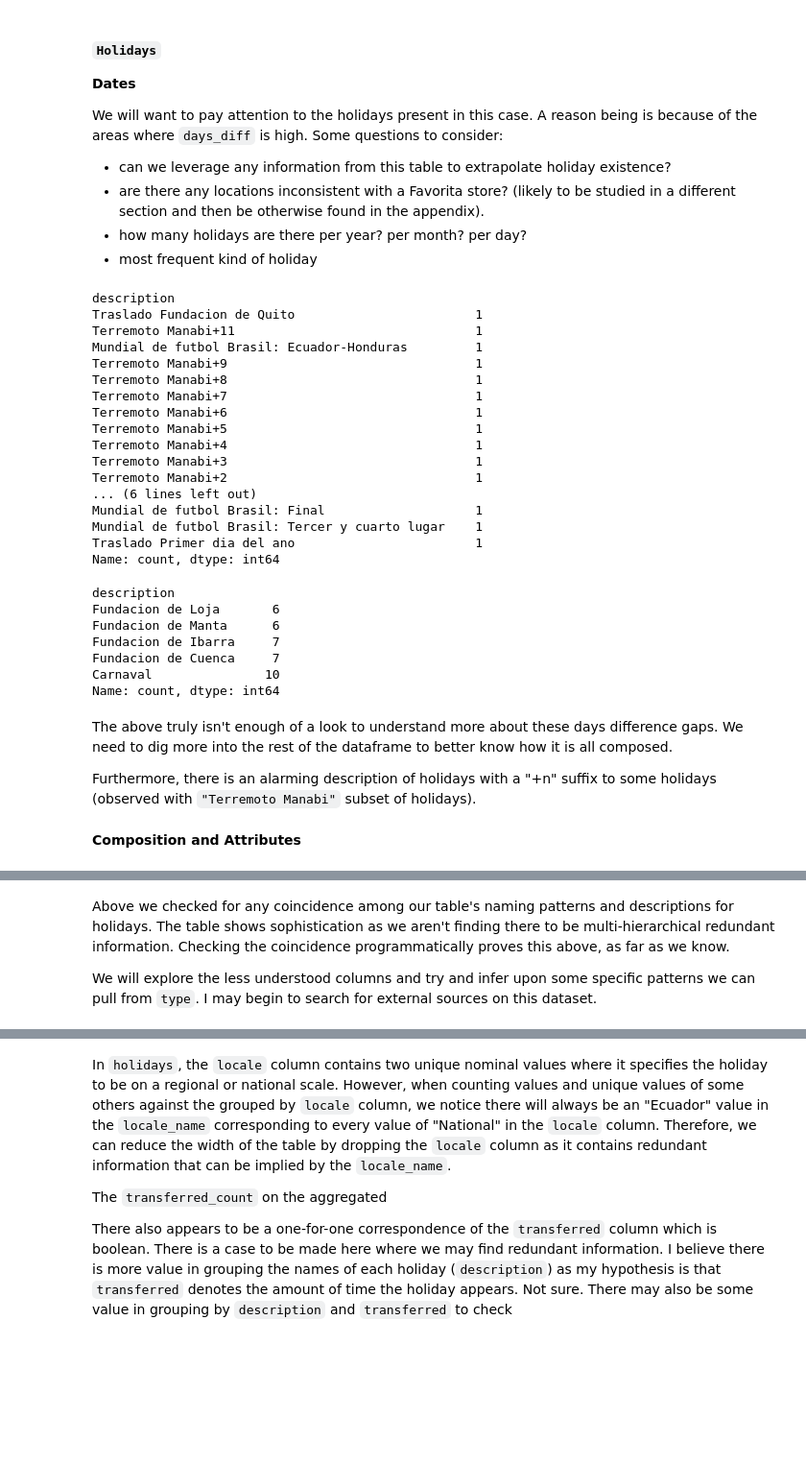
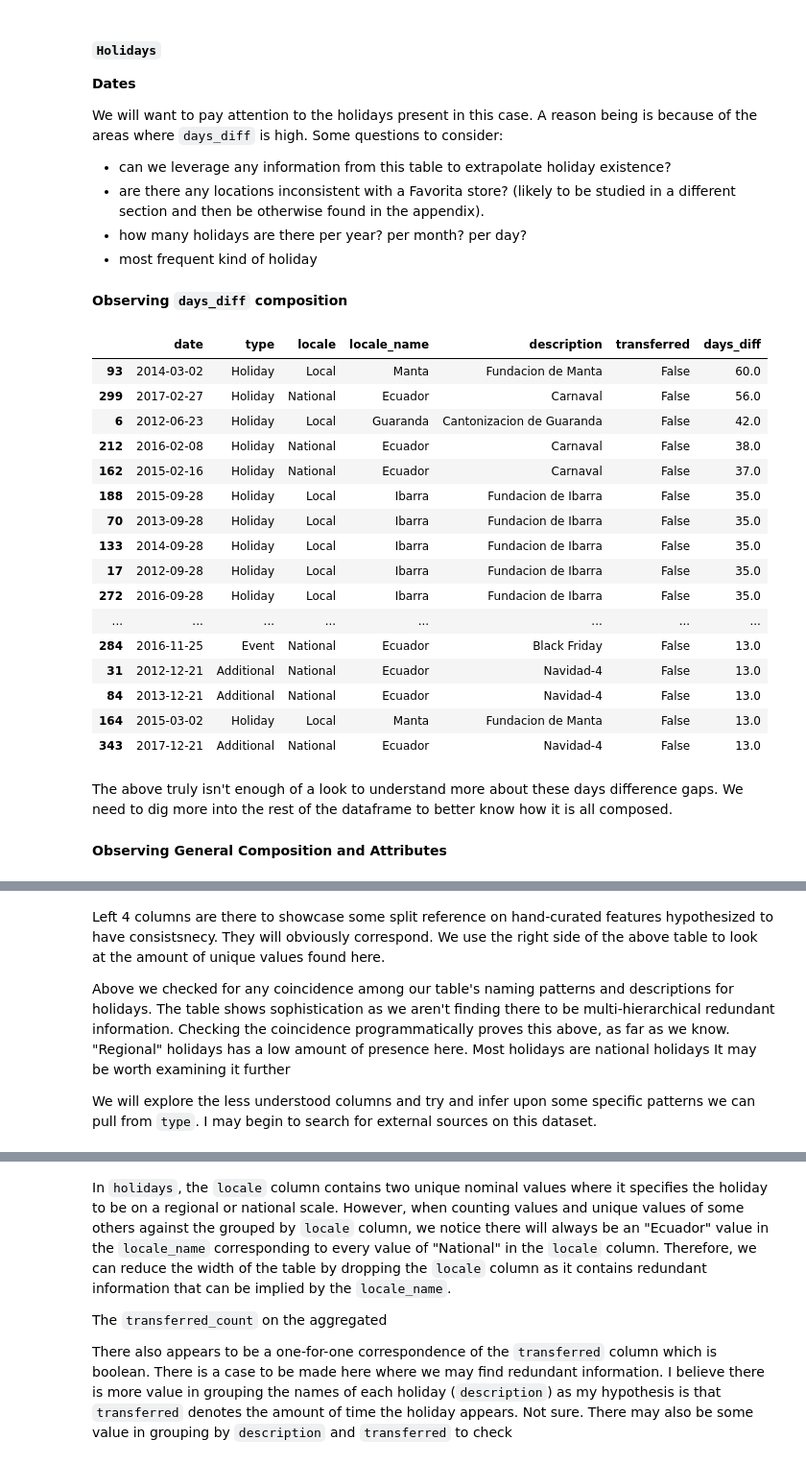
Before and after one commit to chriskuz/store_sales_time_series_forecasting, a Jupyter notebook: src/data_look.ipynb, the cells around one changed output, grey strips where cells are left out. Shown at 96% size. Drawn from its saved outputs; the diff is of its cells as text; code cells hidden in the pictures; blank space fills up the shorter version.

Commit message:
Did some needed cleanup on the holidays work and recorded some of that cleanup into the project notes.

```diff
--- a/src/data_look.ipynb
+++ b/src/data_look.ipynb
@@ -415,41 +415,33 @@ We will want to pay attention to the holidays present in this case. A reason bei
 - most frequent kind of holiday
 # %%
 #TODO: in this section, need to address some aggregations and focus on uniqueness breakdown of things.
+# %% [markdown]
+**Observing `days_diff` composition**
 # %%
-# display(holidays.dropna().sort_values(by="days_diff", ascending=False).head(50))
-display(holidays["description"].value_counts(ascending=True).head(20))
-display(holidays["description"].value_counts(ascending=True).tail(5))
+##Looks at the days difference between holidays
+display(holidays.dropna().sort_values(by="days_diff", ascending=False).head(50))
 # %% [output]
-description
-Traslado Fundacion de Quito                        1
-Terremoto Manabi+11                                1
-Mundial de futbol Brasil: Ecuador-Honduras         1
-Terremoto Manabi+9                                 1
-Terremoto Manabi+8                                 1
-Terremoto Manabi+7                                 1
-Terremoto Manabi+6                                 1
-Terremoto Manabi+5                                 1
-Terremoto Manabi+4                                 1
-Terremoto Manabi+3                                 1
-Terremoto Manabi+2                                 1
-... (6 lines left out)
-Mundial de futbol Brasil: Final                    1
-Mundial de futbol Brasil: Tercer y cuarto lugar    1
-Traslado Primer dia del ano                        1
-Name: count, dtype: int64
-description
-Fundacion de Loja       6
-Fundacion de Manta      6
-Fundacion de Ibarra     7
-Fundacion de Cuenca     7
-Carnaval               10
-Name: count, dtype: int64
+|  | date | type | locale | locale_name | description | transferred | days_diff |
+| 93 | 2014-03-02 | Holiday | Local | Manta | Fundacion de Manta | False | 60.0 |
+| 299 | 2017-02-27 | Holiday | National | Ecuador | Carnaval | False | 56.0 |
+| 6 | 2012-06-23 | Holiday | Local | Guaranda | Cantonizacion de Guaranda | False | 42.0 |
+| 212 | 2016-02-08 | Holiday | National | Ecuador | Carnaval | False | 38.0 |
+| 162 | 2015-02-16 | Holiday | National | Ecuador | Carnaval | False | 37.0 |
+| 188 | 2015-09-28 | Holiday | Local | Ibarra | Fundacion de Ibarra | False | 35.0 |
+| 70 | 2013-09-28 | Holiday | Local | Ibarra | Fundacion de Ibarra | False | 35.0 |
+| 133 | 2014-09-28 | Holiday | Local | Ibarra | Fundacion de Ibarra | False | 35.0 |
+| 17 | 2012-09-28 | Holiday | Local | Ibarra | Fundacion de Ibarra | False | 35.0 |
+| 272 | 2016-09-28 | Holiday | Local | Ibarra | Fundacion de Ibarra | False | 35.0 |
+| ... | ... | ... | ... | ... | ... | ... | ... |
+| 284 | 2016-11-25 | Event | National | Ecuador | Black Friday | False | 13.0 |
+| 31 | 2012-12-21 | Additional | National | Ecuador | Navidad-4 | False | 13.0 |
+| 84 | 2013-12-21 | Additional | National | Ecuador | Navidad-4 | False | 13.0 |
+| 164 | 2015-03-02 | Holiday | Local | Manta | Fundacion de Manta | False | 13.0 |
+| 343 | 2017-12-21 | Additional | National | Ecuador | Navidad-4 | False | 13.0 |
 # %% [markdown]
 The above truly isn't enough of a look to understand more about these days difference gaps. We need to dig more into the rest of the dataframe to better know how it is all composed.
-
-Furthermore, there is an alarming description of holidays with a "+n" suffix to some holidays (observed with `"Terremoto Manabi"` subset of holidays).
 # %% [markdown]
-**Composition and Attributes**
+**Observing General Composition and Attributes**
 # %%
 ##count the number of local of holidays and the number of cities it's in.
 
@@ -514,6 +503,8 @@ Coincident Locale Names
 Coincident Descriptions
 [[], [], []]
 # %% [markdown]
-Above we checked for any coincidence among our table's naming patterns and descriptions for holidays. The table shows sophistication as we aren't finding there to be multi-hierarchical redundant information. Checking the coincidence programmatically proves this above, as far as we know.
+Left 4 columns are there to showcase some split reference on hand-curated features hypothesized to have consistsnecy. They will obviously correspond. We use the right side of the above table to look at the amount of unique values found here.
+
+Above we checked for any coincidence among our table's naming patterns and descriptions for holidays. The table shows sophistication as we aren't finding there to be multi-hierarchical redundant information. Checking the coincidence programmatically proves this above, as far as we know. "Regional" holidays has a low amount of presence here. Most holidays are national holidays It may be worth examining it further
 
 We will explore the less understood columns and try and infer upon some specific patterns we can pull from `type`. I may begin to search for external sources on this dataset.
```
Also changed, not shown: parts of 10 cells of this notebook, 1 other file.
